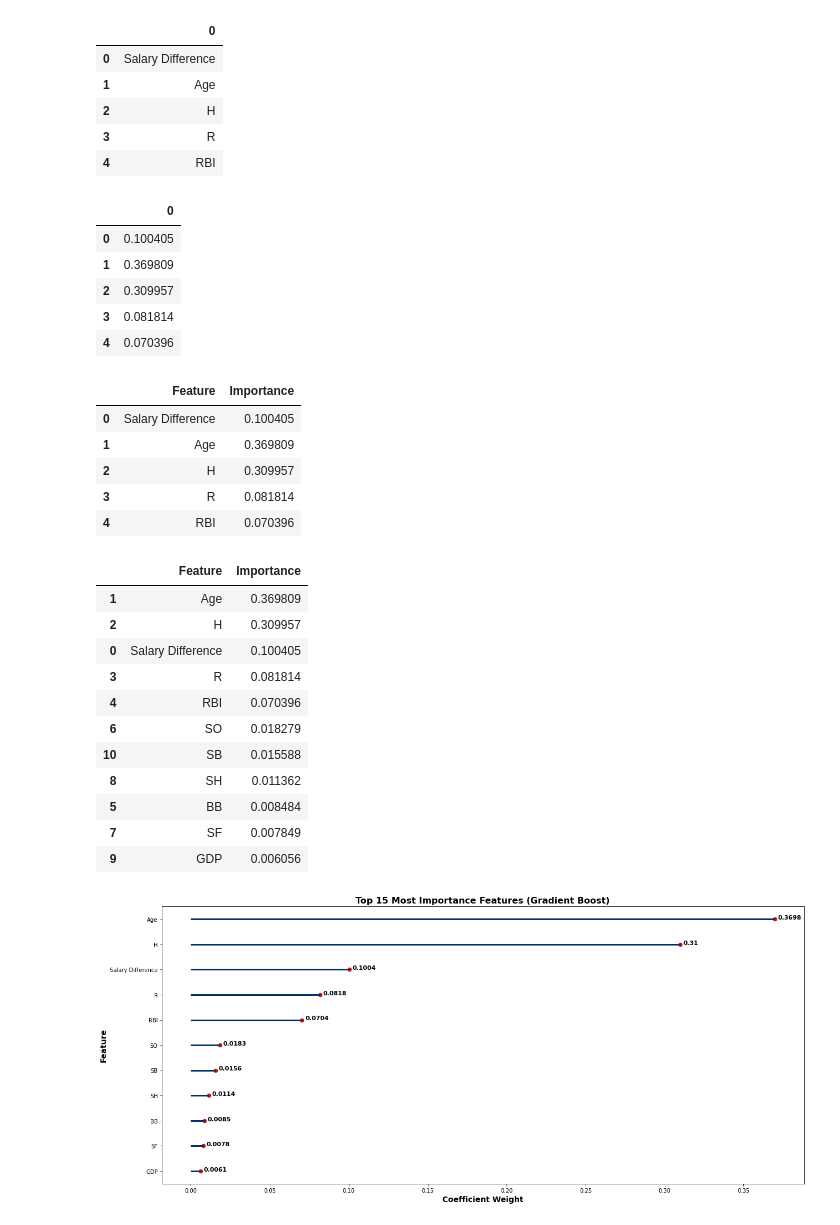
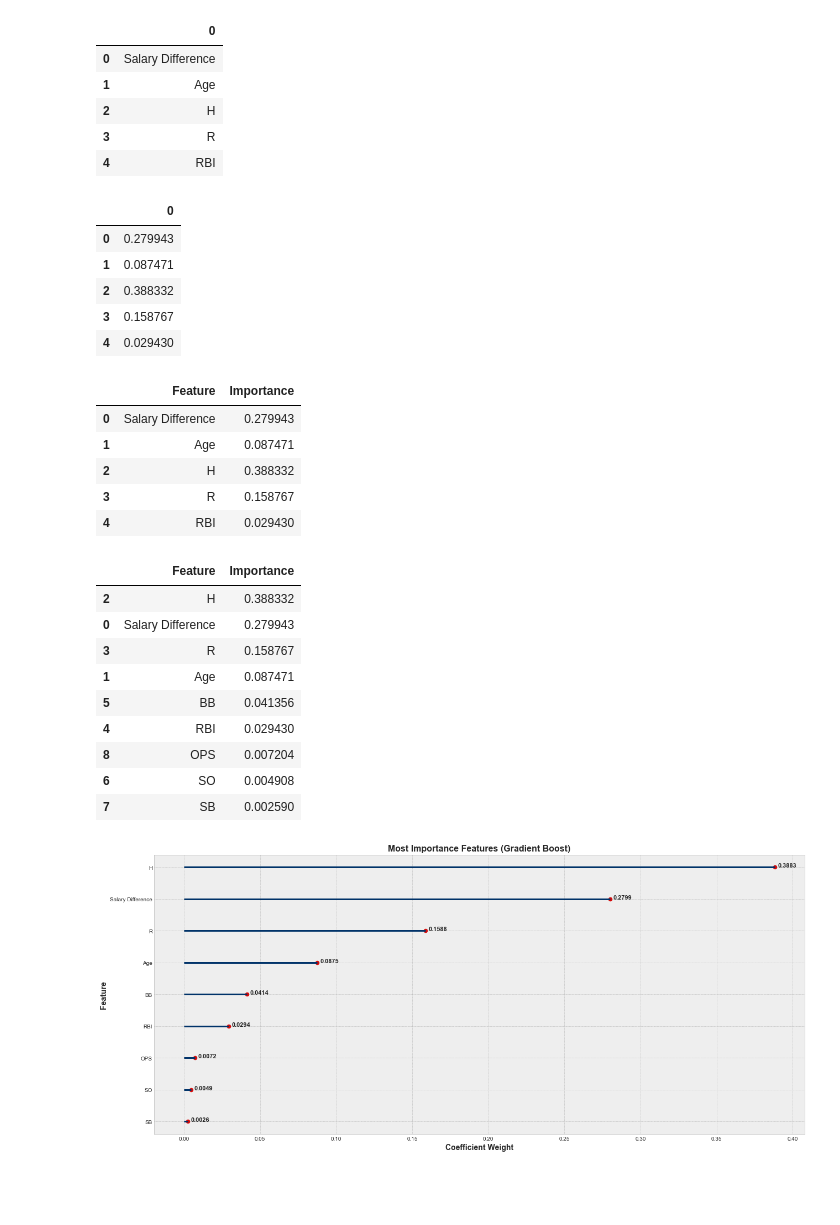
Before and after one commit to eric8395/baseball-analytics, a Jupyter notebook: Modeling Notebooks/Modeling - Batting Basic.ipynb, the cells around one changed output. Cells and saved outputs as stored; diff of their text form; code cells hidden in the pictures; blank space fills up the shorter version.

```diff
--- a/Modeling Notebooks/Modeling - Batting Basic.ipynb
+++ b/Modeling Notebooks/Modeling - Batting Basic.ipynb
@@ -249,12 +249,11 @@ Index(['Age', 'Salary', 'Adjusted 2021 Salary', 'G', 'AB', 'PA', 'AVG', 'H',
        'SH', 'GDP', 'SB', 'CS', 'OBP', 'SLG', 'OPS', 'Salary Difference'],
       dtype='object')
 # %%
-top_features = ['Salary Difference', 'Age', 'H', 'R', 'RBI', 'BB', 'SO',
-               'SF', 'SH', 'GDP', 'SB', 'OPS']
+top_features = ['Salary Difference', 'Age', 'H', 'R', 'RBI', 'BB', 'SO', 'SB', 'OPS']
 # %%
 # feature selection, target variable = 'Adjusted 2021 Salary'
-X = bb_grouped[['Salary Difference', 'Age', 'H', 'R', 'RBI', 'BB', 'SO',
-               'SF', 'SH', 'GDP', 'SB', 'OPS']]
+X = bb_grouped[['Salary Difference', 'Age', 'H', 'R', 'RBI', 'BB', 'SO', 'SB', 'OPS']]
 y = bb_grouped['Adjusted 2021 Salary']
+
 grouped_X_train, grouped_X_test, grouped_y_train, grouped_y_test = train_test_split(X, y, random_state= 42)
 # %%
@@ -1113,11 +1103,11 @@ feat_imp_df = pd.DataFrame(feat_imp_series)
 feat_imp_df.head()
 # %% [output]
 |  | 0 |
-| 0 | 0.100405 |
-| 1 | 0.369809 |
-| 2 | 0.309957 |
-| 3 | 0.081814 |
-| 4 | 0.070396 |
+| 0 | 0.279943 |
+| 1 | 0.087471 |
+| 2 | 0.388332 |
+| 3 | 0.158767 |
+| 4 | 0.029430 |
 # %%
 # merge the feature names and feature importance dataframes based on index
 merged = pd.merge(top_features_df, feat_imp_df, left_index=True, right_index=True)
@@ -1127,11 +1117,11 @@ merged = merged.rename(columns = {'0_x': 'Feature', '0_y': 'Importance'})
 merged.head()
 # %% [output]
 |  | Feature | Importance |
-| 0 | Salary Difference | 0.100405 |
-| 1 | Age | 0.369809 |
-| 2 | H | 0.309957 |
-| 3 | R | 0.081814 |
-| 4 | RBI | 0.070396 |
+| 0 | Salary Difference | 0.279943 |
+| 1 | Age | 0.087471 |
+| 2 | H | 0.388332 |
+| 3 | R | 0.158767 |
+| 4 | RBI | 0.029430 |
 # %%
 # sort by top 15 most important features
 sorted_features = merged.sort_values('Importance', ascending = False)
@@ -1141,48 +1131,46 @@ top_15_features = sorted_features.head(15)
 top_15_features
 # %% [output]
 |  | Feature | Importance |
-| 1 | Age | 0.369809 |
-| 2 | H | 0.309957 |
-| 0 | Salary Difference | 0.100405 |
-| 3 | R | 0.081814 |
-| 4 | RBI | 0.070396 |
-| 6 | SO | 0.018279 |
-| 10 | SB | 0.015588 |
-| 8 | SH | 0.011362 |
-| 5 | BB | 0.008484 |
-| 7 | SF | 0.007849 |
-| 9 | GDP | 0.006056 |
+| 2 | H | 0.388332 |
+| 0 | Salary Difference | 0.279943 |
+| 3 | R | 0.158767 |
+| 1 | Age | 0.087471 |
+| 5 | BB | 0.041356 |
+| 4 | RBI | 0.029430 |
+| 8 | OPS | 0.007204 |
+| 6 | SO | 0.004908 |
+| 7 | SB | 0.002590 |
 # %%
 # plot a lollipop plot of top 15 most important features
 fig, ax = plt.subplots(figsize=(18, 8))
 plt.style.use('bmh')
 
 # sort by descending
 top_15_features= top_15_features.sort_values(by = 'Importance')
 
 # plots the lines
 plt.hlines(y = top_15_features['Feature'],  # feature
            xmin = 0,
            xmax = top_15_features['Importance'],  # importance
            color = '#013369', linewidth = 3)
 
 plt.scatter(top_15_features['Importance'], # Count values
             top_15_features['Feature'],  # positions
             color='#d50a0a',
             alpha=1, s = 50)
 
 # annotate the scatter plot values
 for idx, row in top_15_features.iterrows():
     ax.annotate(round(row['Importance'],4), (row['Importance'], row['Feature'] ),
                 weight = "bold", fontsize = 11,
                 xytext=(row['Importance'] + 0.002, row['Feature'])) # offset annotate
 
-plt.title('Top 15 Most Importance Features (Gradient Boost)', weight = "bold", fontsize = 16)
+plt.title('Most Importance Features (Gradient Boost)', weight = "bold", fontsize = 16)
 plt.ylabel('Feature', weight = "bold", fontsize = 14)
 plt.xlabel('Coefficient Weight', weight = "bold", fontsize = 14)
 
 plt.tight_layout()
 plt.show()
-# fig.savefig('images/top_team_important_features.png');
+#fig.savefig('images/bb_important_features.png');
 # %% [output]
-[figure, old version]
+[figure, new version]
```
Also changed, not shown: parts of 32 cells of this notebook, 4 other files.
